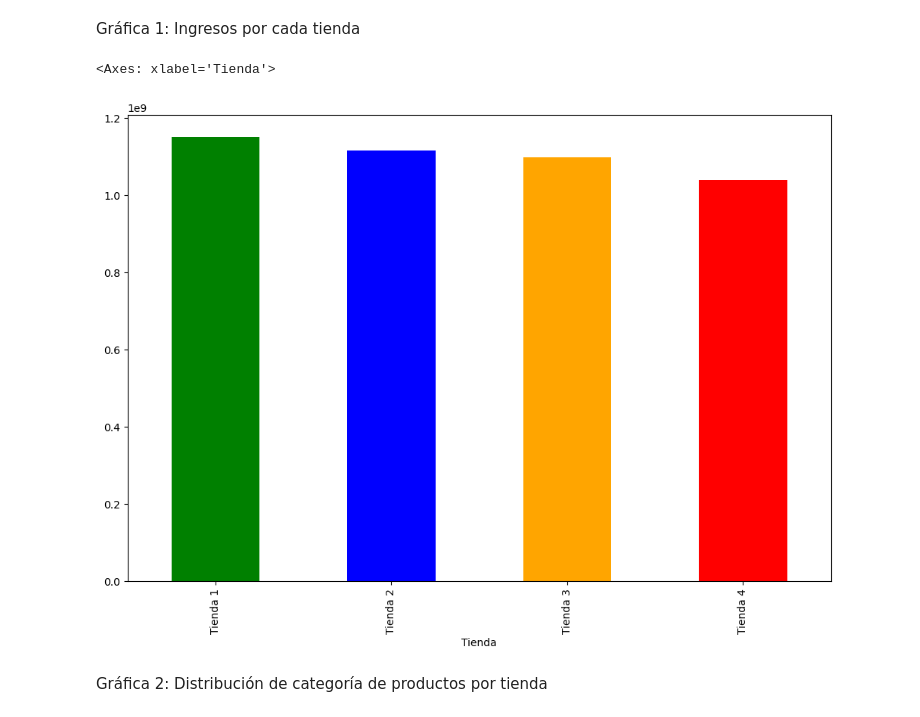
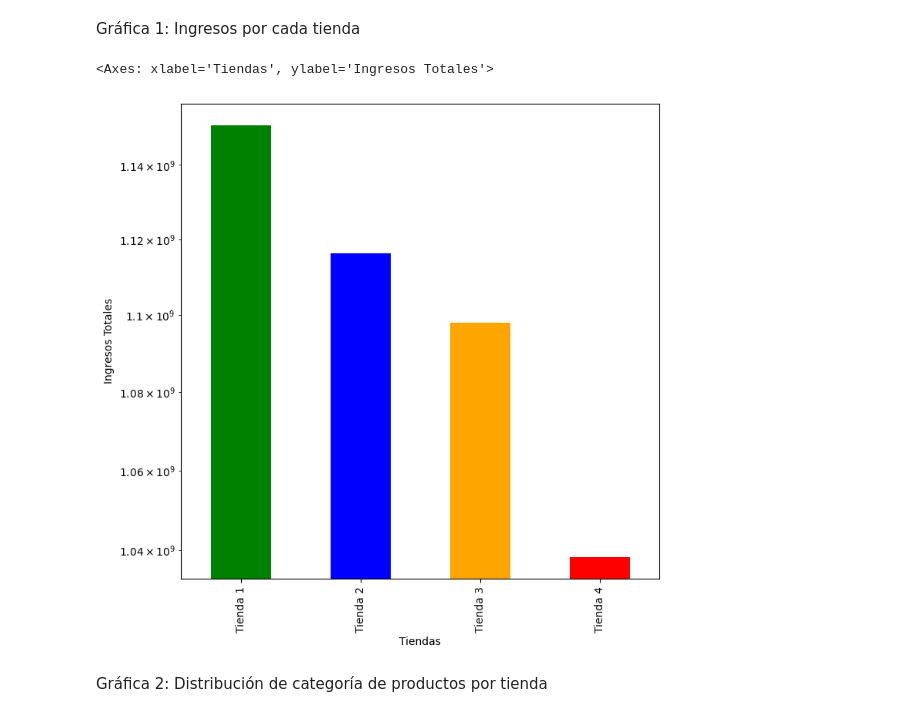
Before and after one commit to DarkLyng/Challenge_Alura_Store, a Jupyter notebook: AluraStoreLatam.ipynb, the cells around one changed output. Cells and saved outputs as stored; diff of their text form; code cells hidden in the pictures.

```diff
--- a/AluraStoreLatam.ipynb
+++ b/AluraStoreLatam.ipynb
@@ -394,10 +394,11 @@ Gráfica 1: Ingresos por cada tienda
 # %%
 ingresos_tiendas = [t1_total_precio, t2_total_precio, t3_total_precio, t4_total_precio]
 nombres_tiendas = ["Tienda 1", "Tienda 2", "Tienda 3", "Tienda 4"]
 
 grafica_ingresos_tot = pd.DataFrame({"Tienda": nombres_tiendas, "Ingresos Totales": ingresos_tiendas})
 
-grafica_ingresos_tot.plot(kind="bar", x="Tienda", y="Ingresos Totales", figsize=(12, 8), color=["green", "blue", "orange", "red"], legend=False)
+grafica_ingresos_tot.plot(kind="bar", x="Tienda", y="Ingresos Totales", figsize=(8, 8), color=["green", "blue", "orange", "red"], legend= False,
+                          xlabel= "Tiendas", ylabel= "Ingresos Totales", logy=True)
 # %% [output]
-<Axes: xlabel='Tienda'>
+<Axes: xlabel='Tiendas', ylabel='Ingresos Totales'>
-[figure, old version]
+[figure, new version]
```
Also changed, not shown: parts of 8 cells of this notebook.
